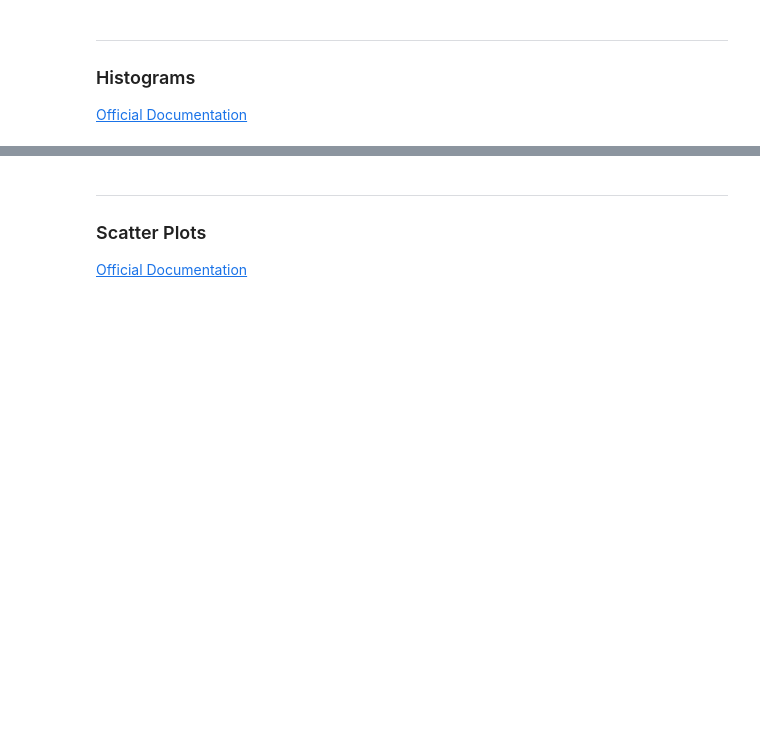
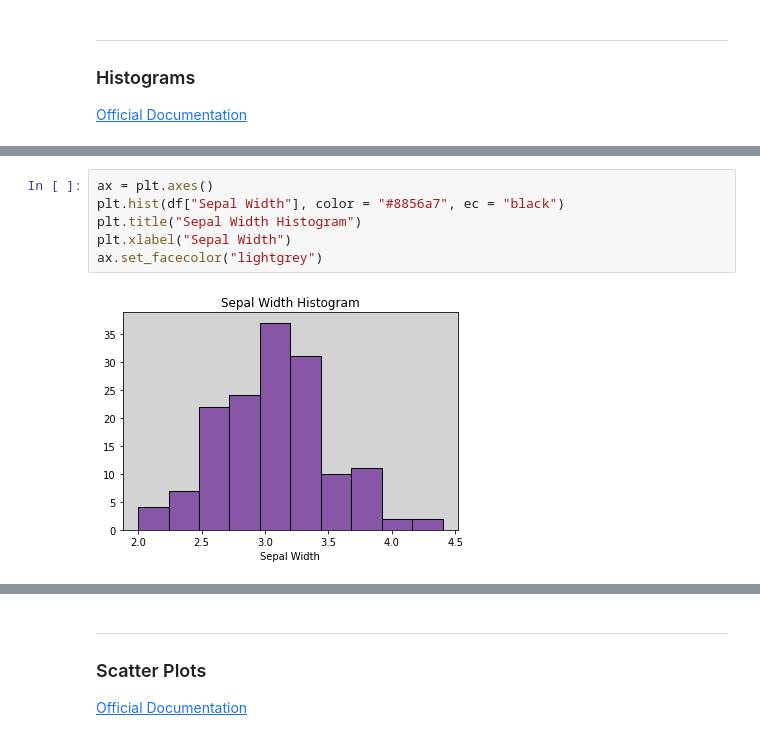
Before and after one commit to ShanePAustin/fundamentals-of-data-analysis, a Jupyter notebook: pyplot.ipynb, the cells around one changed output, grey strips where cells are left out. Cells and saved outputs as stored; diff of their text form; blank space fills up the shorter version.

```diff
--- a/pyplot.ipynb
+++ b/pyplot.ipynb
@@ -204,0 +213,8 @@ max            7.90         4.40          6.90         2.50
+# %%
+ax = plt.axes()
+plt.hist(df["Sepal Width"], color = "#8856a7", ec = "black")
+plt.title("Sepal Width Histogram")
+plt.xlabel("Sepal Width")
+ax.set_facecolor("lightgrey")
+# %% [output]
+[figure, added]
```
Also changed, not shown: parts of 5 cells of this notebook.
